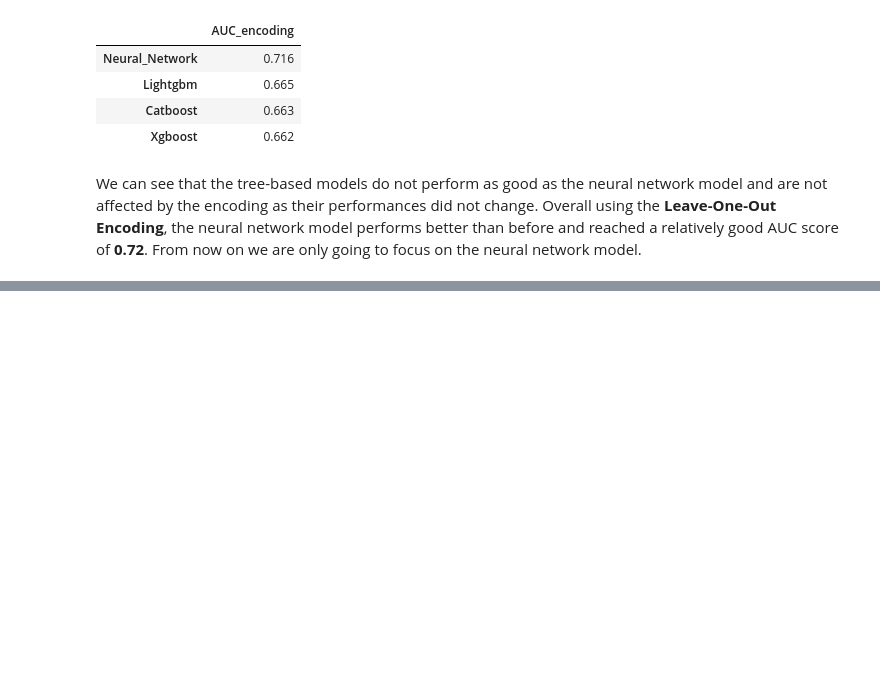
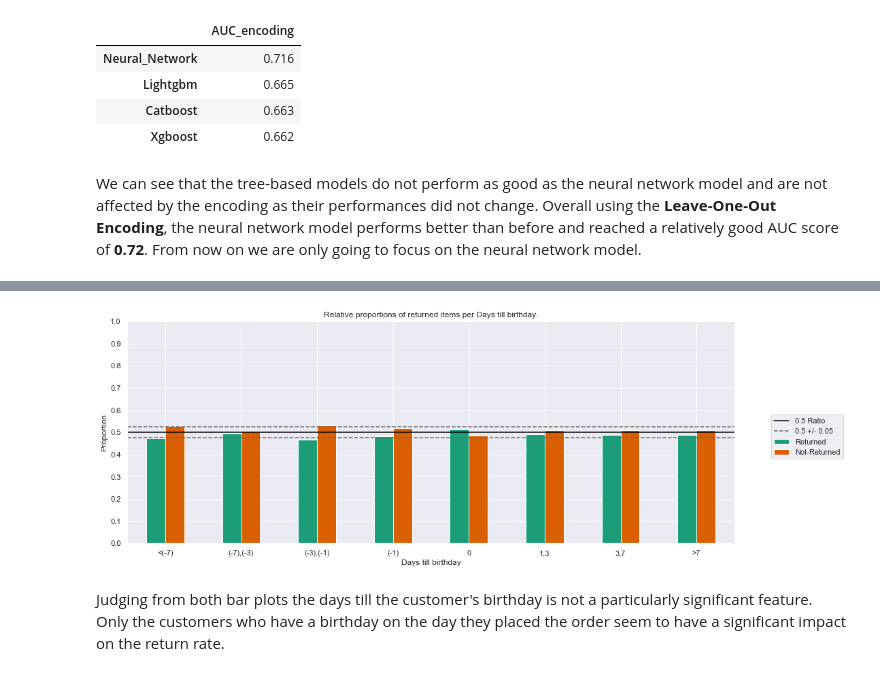
Before and after one commit to teodor-georgiev/Online-Retailer-Analysis-2014, a Jupyter notebook: 4. Encoding.ipynb, the cells around one changed output, grey strips where cells are left out. Drawn from its saved outputs; the diff is of its cells as text; code cells hidden in the pictures; blank space fills up the shorter version.

```diff
--- a/4. Encoding.ipynb
+++ b/4. Encoding.ipynb
@@ -202,0 +254,7 @@ We can see that the tree-based models do not perform as good as the neural netwo
+# %%
+days_till_bday_delivery_date_bin = get_return_rate(df.iloc[0:k], 'days_till_bday_delivery_date_bin',False)
+create_barplot(days_till_bday_delivery_date_bin, (16,6),0, "Days till birthday",my_colors)
+# %% [output]
+[figure, added]
+# %% [markdown]
+Judging from both bar plots the days till the customer's birthday is not a particularly significant feature. Only the customers who have a birthday on the day they placed the order seem to have a significant impact on the return rate.
```
Also changed, not shown: parts of 23 cells of this notebook, 1 other file.
